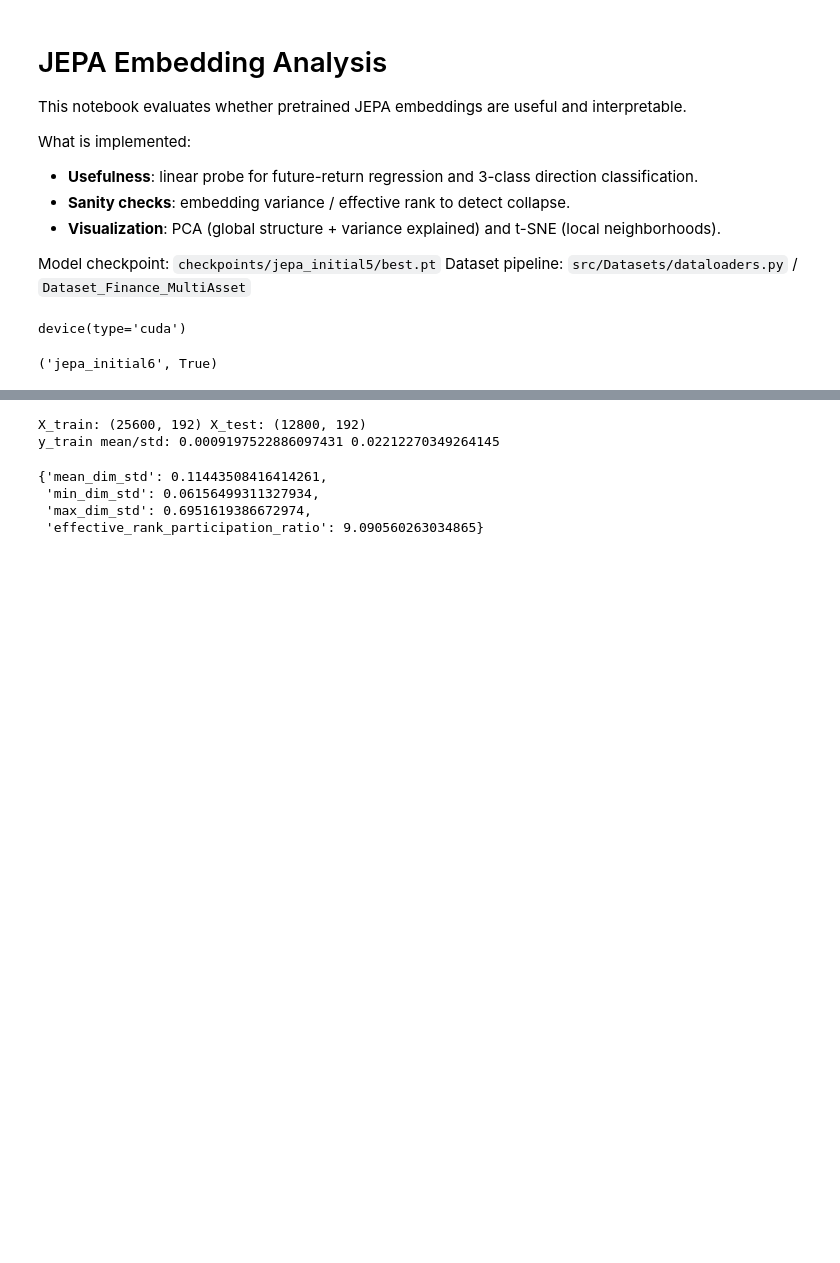
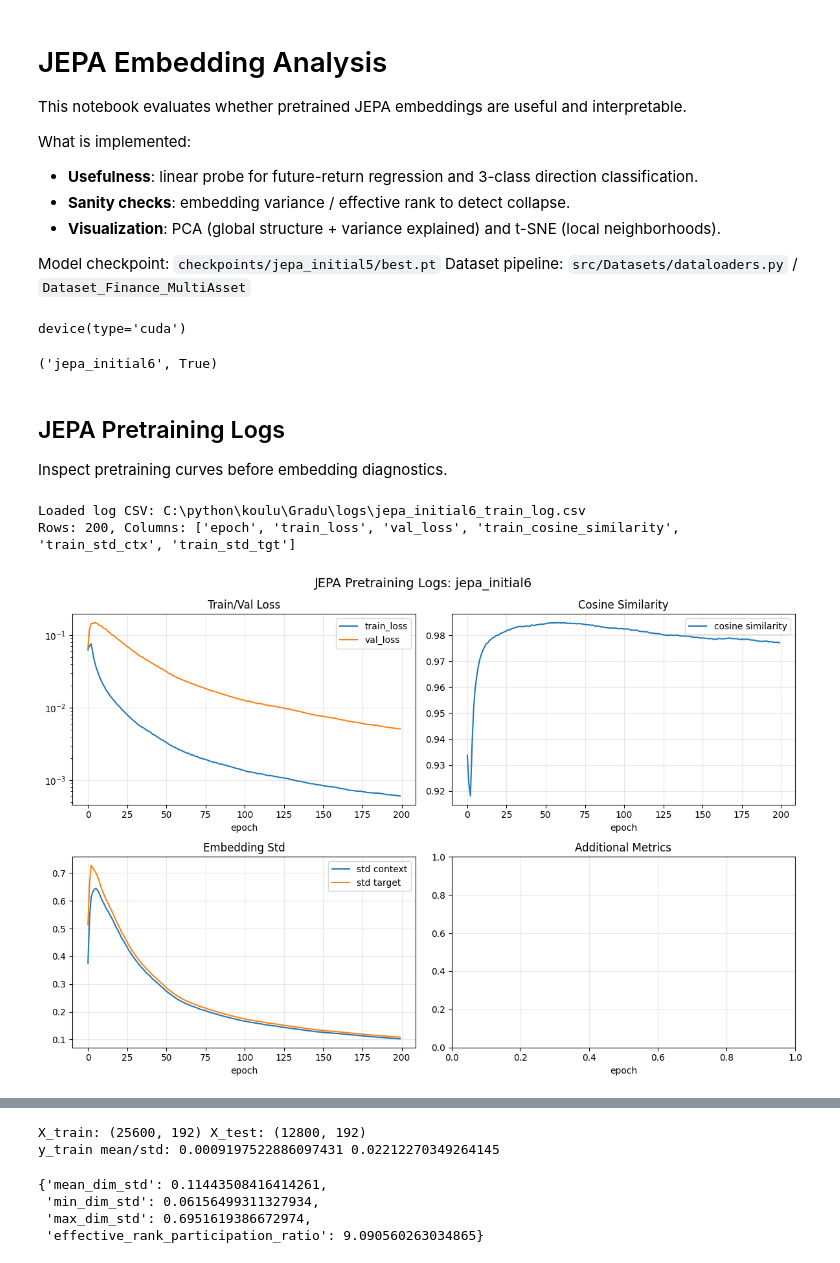
Before and after one commit to Olba147/DrlPpoTransformer, a Jupyter notebook: notebooks/jepa_embedding_analysis2.ipynb, the cells around one changed output, grey strips where cells are left out. Saved outputs shown, nothing was run; the diff lists cells and outputs as text; code cells hidden in the pictures; blank space fills up the shorter version.

```diff
--- a/notebooks/jepa_embedding_analysis2.ipynb
+++ b/notebooks/jepa_embedding_analysis2.ipynb
@@ -60,6 +60,85 @@ with open(CONFIG_PATH, 'r', encoding='utf-8') as f:
 cfg['model_name'], CKPT_PATH.exists()
 # %% [output]
 ('jepa_initial6', True)
+# %% [markdown]
+## JEPA Pretraining Logs
+Inspect pretraining curves before embedding diagnostics.
+# %%
+import pandas as pd
+
+# Optional override. If None, use <log_root>/<model_name>_train_log.csv from config.
+LOG_CSV_PATH = None
+
+paths_cfg = cfg.get('paths', {})
+log_root = paths_cfg.get('log_root', 'logs')
+default_log_csv = PROJECT_ROOT / log_root / f"{cfg['model_name']}_train_log.csv"
+log_csv_path = Path(LOG_CSV_PATH) if LOG_CSV_PATH else default_log_csv
+if not log_csv_path.is_absolute():
+    log_csv_path = (PROJECT_ROOT / log_csv_path).resolve()
+
+if not log_csv_path.exists():
+    raise FileNotFoundError(f"Pretraining log CSV not found: {log_csv_path}")
+
+log_df = pd.read_csv(log_csv_path)
+print(f"Loaded log CSV: {log_csv_path}")
+print(f"Rows: {len(log_df)}, Columns: {list(log_df.columns)}")
+
+x_col = 'epoch' if 'epoch' in log_df.columns else log_df.columns[0]
+
+fig, axes = plt.subplots(2, 2, figsize=(12, 8))
+axes = axes.flatten()
+
+# 1) Core losses
+if 'train_loss' in log_df.columns:
+    axes[0].plot(log_df[x_col], log_df['train_loss'], label='train_loss')
+if 'val_loss' in log_df.columns:
+    axes[0].plot(log_df[x_col], log_df['val_loss'], label='val_loss')
+
+# set y axis to log scale
+axes[0].set_yscale('log')
+
+axes[0].set_title('Train/Val Loss')
+axes[0].set_xlabel(x_col)
+axes[0].grid(True, alpha=0.3)
+axes[0].legend()
+
+# 2) Cosine similarity
+if 'train_cosine_similarity' in log_df.columns:
+    axes[1].plot(log_df[x_col], log_df['train_cosine_similarity'], label='cosine similarity')
+axes[1].set_title('Cosine Similarity')
+axes[1].set_xlabel(x_col)
+axes[1].grid(True, alpha=0.3)
+if axes[1].has_data():
+    axes[1].legend()
+
+# 3) Embedding std
+if 'train_std_ctx' in log_df.columns:
+    axes[2].plot(log_df[x_col], log_df['train_std_ctx'], label='std context')
+if 'train_std_tgt' in log_df.columns:
+    axes[2].plot(log_df[x_col], log_df['train_std_tgt'], label='std target')
+axes[2].set_title('Embedding Std')
+axes[2].set_xlabel(x_col)
+axes[2].grid(True, alpha=0.3)
+if axes[2].has_data():
+    axes[2].legend()
+
+# 4) Optional extra metrics (auto)
+extra_cols = [c for c in ['train_l1', 'train_var_loss', 'ema_decay'] if c in log_df.columns]
+for c in extra_cols:
+    axes[3].plot(log_df[x_col], log_df[c], label=c)
+axes[3].set_title('Additional Metrics')
+axes[3].set_xlabel(x_col)
+axes[3].grid(True, alpha=0.3)
+if axes[3].has_data():
+    axes[3].legend()
+
+fig.suptitle(f"JEPA Pretraining Logs: {cfg['model_name']}", fontsize=14)
+fig.tight_layout()
+plt.show()
+# %% [output]
+Loaded log CSV: C:\python\koulu\Gradu\logs\jepa_initial6_train_log.csv
+Rows: 200, Columns: ['epoch', 'train_loss', 'val_loss', 'train_cosine_similarity', 'train_std_ctx', 'train_std_tgt']
+[figure, added]
 # %%
 def _resolve_project_path(path_value: str | None) -> str | None:
     if path_value is None:
```
Also changed, not shown: parts of 5 cells of this notebook, 4 other files.
